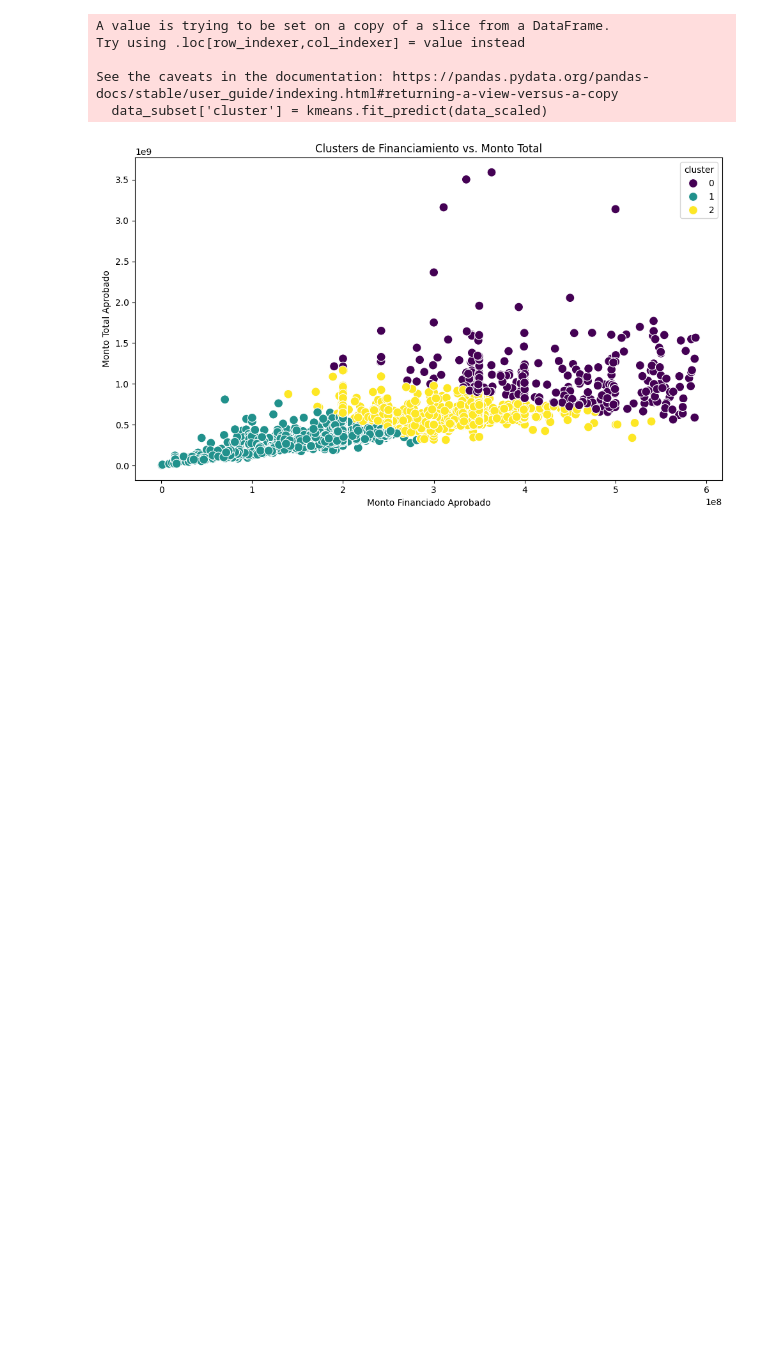
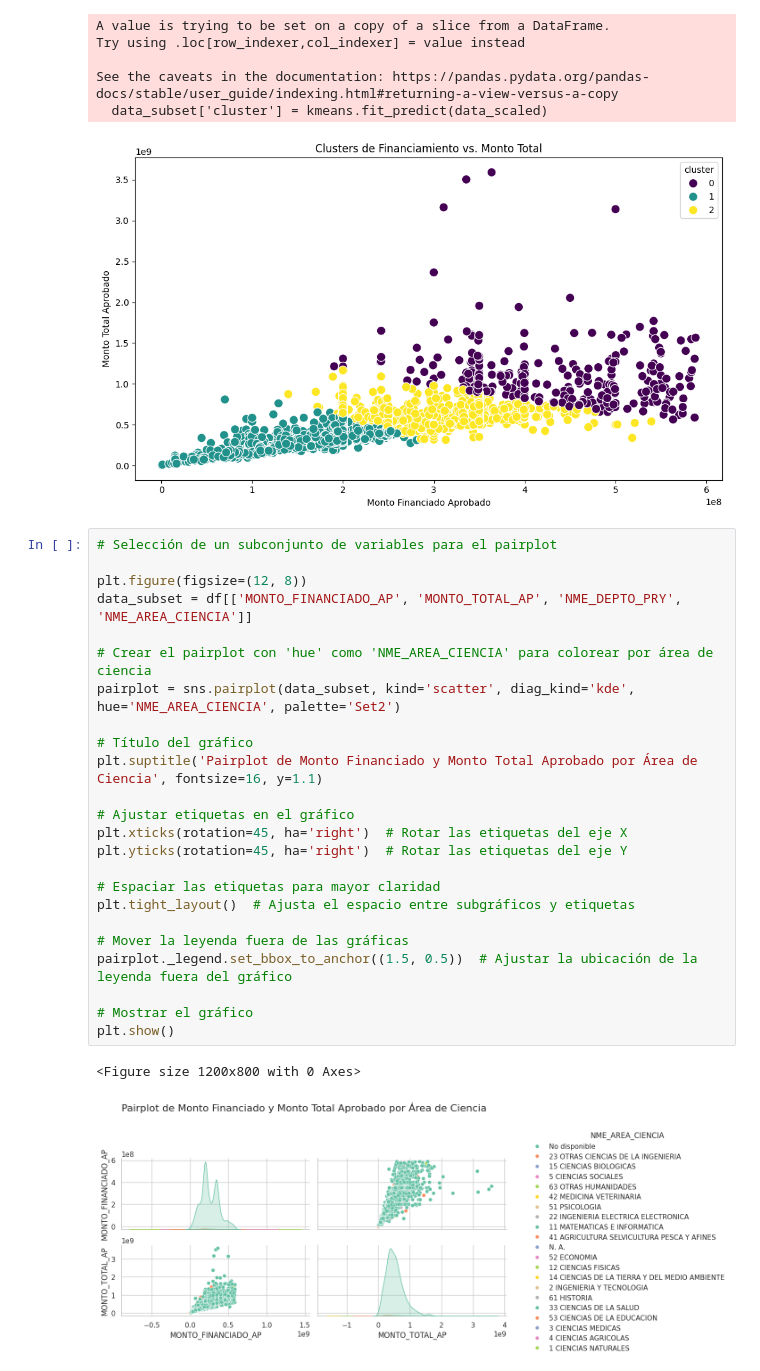
Before and after one commit to Diazbj/ProyectoAnalisisDeDatos, a Jupyter notebook: AnalisisProyectoAD.ipynb, the cells around one changed output. Saved outputs shown, nothing was run; the diff lists cells and outputs as text; blank space fills up the shorter version.

```diff
--- a/AnalisisProyectoAD.ipynb
+++ b/AnalisisProyectoAD.ipynb
@@ -255,3 +255,30 @@ Try using .loc[row_indexer,col_indexer] = value instead
 See the caveats in the documentation: https://pandas.pydata.org/pandas-docs/stable/user_guide/indexing.html#returning-a-view-versus-a-copy
   data_subset['cluster'] = kmeans.fit_predict(data_scaled)
 [figure]
+# %%
+# Selección de un subconjunto de variables para el pairplot
+
+plt.figure(figsize=(12, 8))
+data_subset = df[['MONTO_FINANCIADO_AP', 'MONTO_TOTAL_AP', 'NME_DEPTO_PRY', 'NME_AREA_CIENCIA']]
+
+# Crear el pairplot con 'hue' como 'NME_AREA_CIENCIA' para colorear por área de ciencia
+pairplot = sns.pairplot(data_subset, kind='scatter', diag_kind='kde', hue='NME_AREA_CIENCIA', palette='Set2')
+
+# Título del gráfico
+plt.suptitle('Pairplot de Monto Financiado y Monto Total Aprobado por Área de Ciencia', fontsize=16, y=1.1)
+
+# Ajustar etiquetas en el gráfico
+plt.xticks(rotation=45, ha='right')  # Rotar las etiquetas del eje X
+plt.yticks(rotation=45, ha='right')  # Rotar las etiquetas del eje Y
+
+# Espaciar las etiquetas para mayor claridad
+plt.tight_layout()  # Ajusta el espacio entre subgráficos y etiquetas
+
+# Mover la leyenda fuera de las gráficas
+pairplot._legend.set_bbox_to_anchor((1.5, 0.5))  # Ajustar la ubicación de la leyenda fuera del gráfico
+
+# Mostrar el gráfico
+plt.show()
+# %% [output]
+<Figure size 1200x800 with 0 Axes>
+[figure, added]
```
